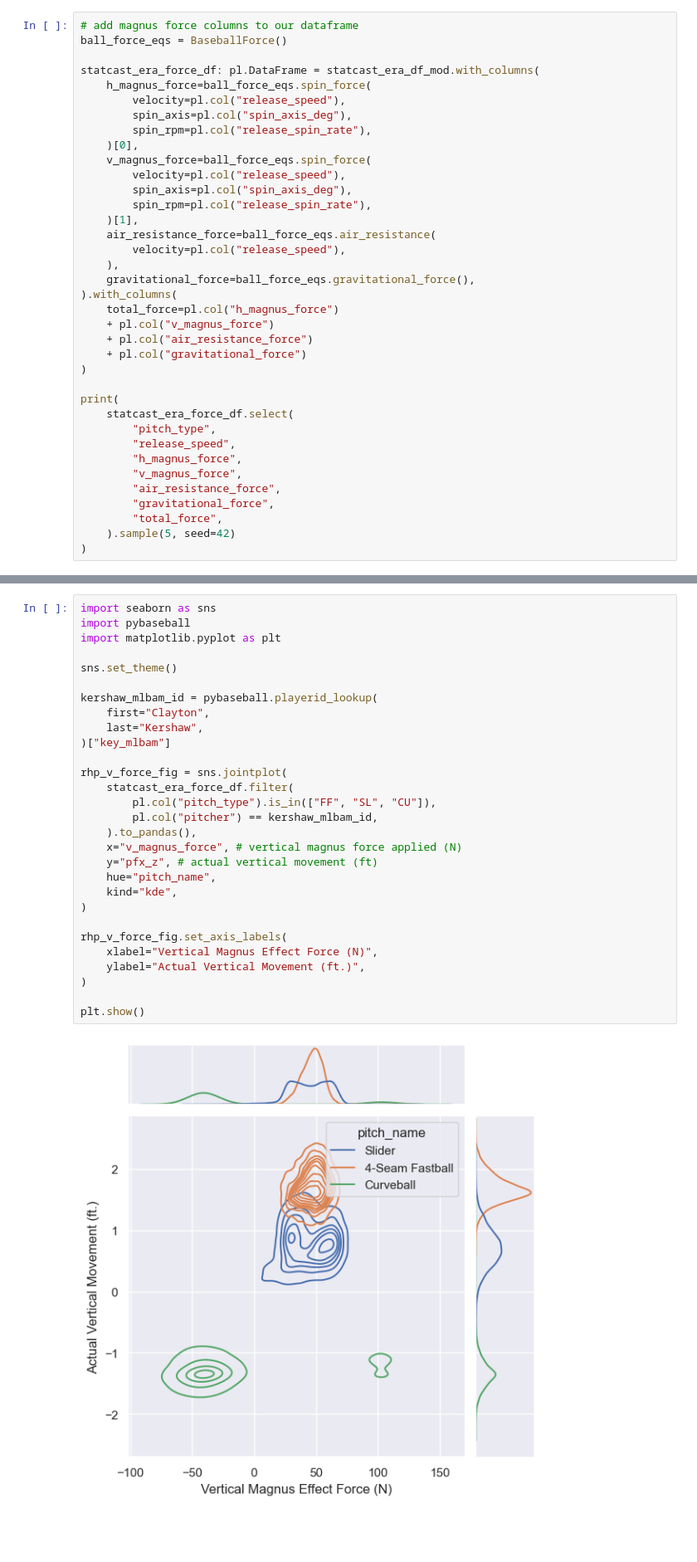
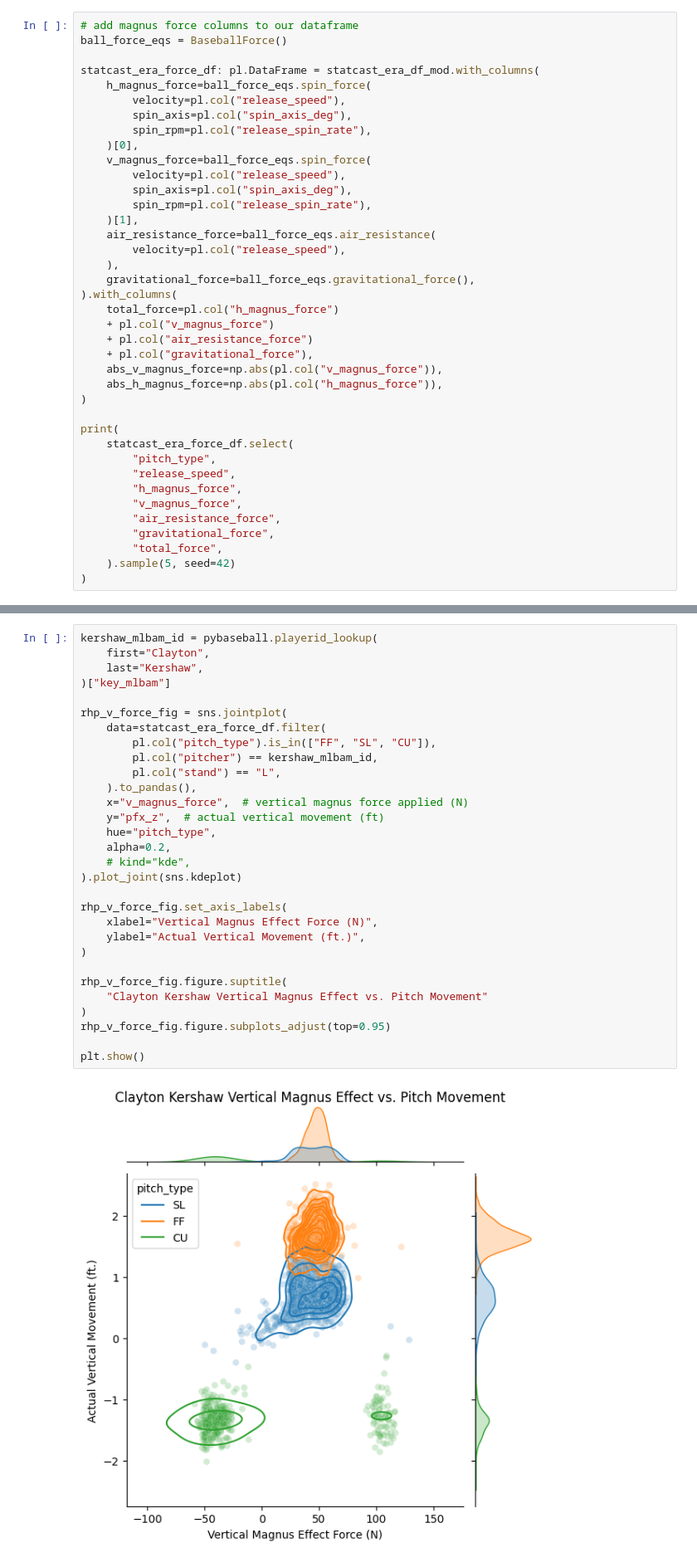
Before and after one commit to Jensen-holm/MLBTunnelScoreBot, a Jupyter notebook: src/tunneling_ability.ipynb, the cells around one changed output, grey strips where cells are left out. Shown: that part at 83% size. Saved outputs shown, nothing was run; the diff lists cells and outputs as text; blank space fills up the shorter version.

```diff
--- a/src/tunneling_ability.ipynb
+++ b/src/tunneling_ability.ipynb
@@ -161,7 +166,9 @@ statcast_era_force_df: pl.DataFrame = statcast_era_df_mod.with_columns(
     total_force=pl.col("h_magnus_force")
     + pl.col("v_magnus_force")
     + pl.col("air_resistance_force")
-    + pl.col("gravitational_force")
+    + pl.col("gravitational_force"),
+    abs_v_magnus_force=np.abs(pl.col("v_magnus_force")),
+    abs_h_magnus_force=np.abs(pl.col("h_magnus_force")),
 )
 
 print(
@@ -192,31 +203,32 @@ shape: (5, 7)
 # %%
-import seaborn as sns
-import pybaseball
-import matplotlib.pyplot as plt
-
-sns.set_theme()
-
 kershaw_mlbam_id = pybaseball.playerid_lookup(
     first="Clayton",
     last="Kershaw",
 )["key_mlbam"]
 
 rhp_v_force_fig = sns.jointplot(
-    statcast_era_force_df.filter(
+    data=statcast_era_force_df.filter(
         pl.col("pitch_type").is_in(["FF", "SL", "CU"]),
         pl.col("pitcher") == kershaw_mlbam_id,
+        pl.col("stand") == "L",
     ).to_pandas(),
-    x="v_magnus_force", # vertical magnus force applied (N)
-    y="pfx_z", # actual vertical movement (ft)
-    hue="pitch_name",
-    kind="kde",
-)
+    x="v_magnus_force",  # vertical magnus force applied (N)
+    y="pfx_z",  # actual vertical movement (ft)
+    hue="pitch_type",
+    alpha=0.2,
+    # kind="kde",
+).plot_joint(sns.kdeplot)
 
 rhp_v_force_fig.set_axis_labels(
     xlabel="Vertical Magnus Effect Force (N)",
     ylabel="Actual Vertical Movement (ft.)",
 )
 
+rhp_v_force_fig.figure.suptitle(
+    "Clayton Kershaw Vertical Magnus Effect vs. Pitch Movement"
+)
+rhp_v_force_fig.figure.subplots_adjust(top=0.95)
+
 plt.show()
 # %% [output]
-[figure, old version]
+[figure, new version]
```
Also changed, not shown: parts of 9 cells of this notebook, 2 other files.
